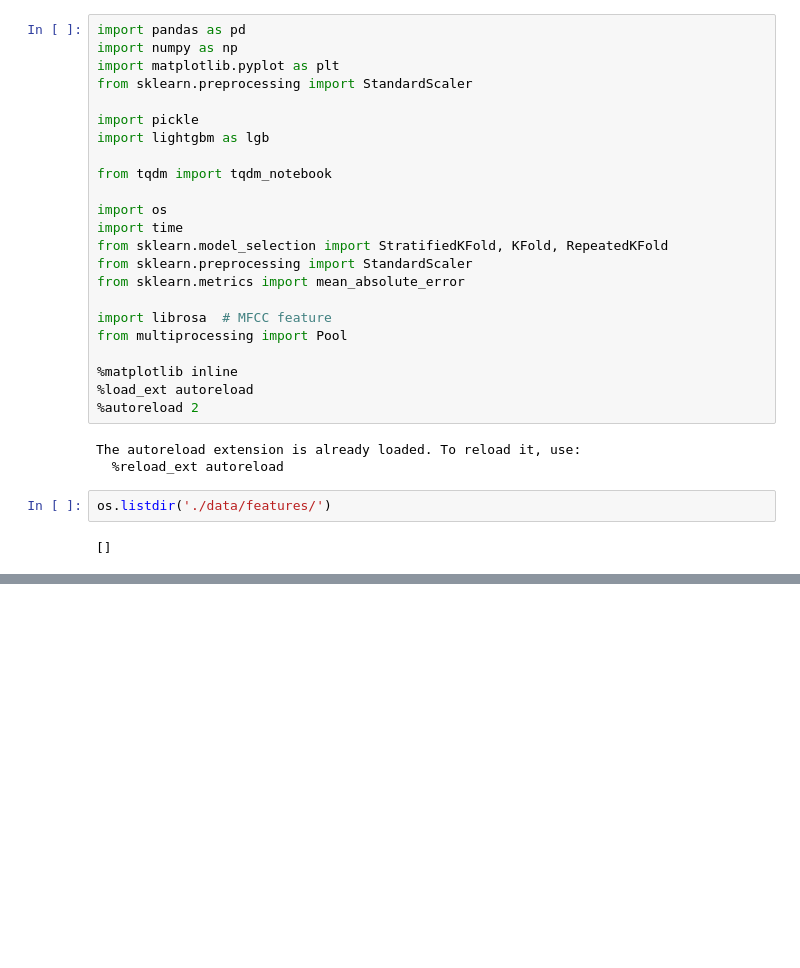
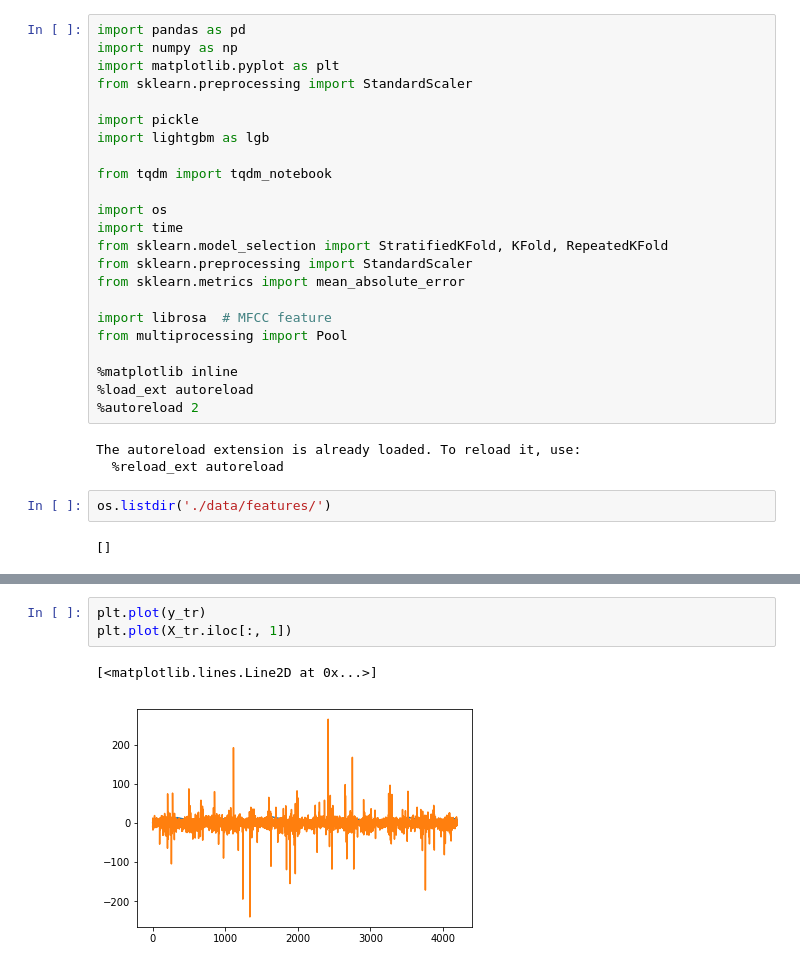
Before and after one commit to JonRao/LANL-Earthquake-Prediction, a Jupyter notebook: eda.ipynb, the cells around one changed output, grey strips where cells are left out. Cells and saved outputs as stored; diff of their text form; blank space fills up the shorter version.

```diff
--- a/eda.ipynb
+++ b/eda.ipynb
@@ -546,0 +65,6 @@ ModuleNotFoundError: No module named 'data_transform'
+# %%
+plt.plot(y_tr)
+plt.plot(X_tr.iloc[:, 1])
+# %% [output]
+[<matplotlib.lines.Line2D at 0x...>]
+[figure, added]
```
Also changed, not shown: parts of 70 cells of this notebook, 10 other files.
